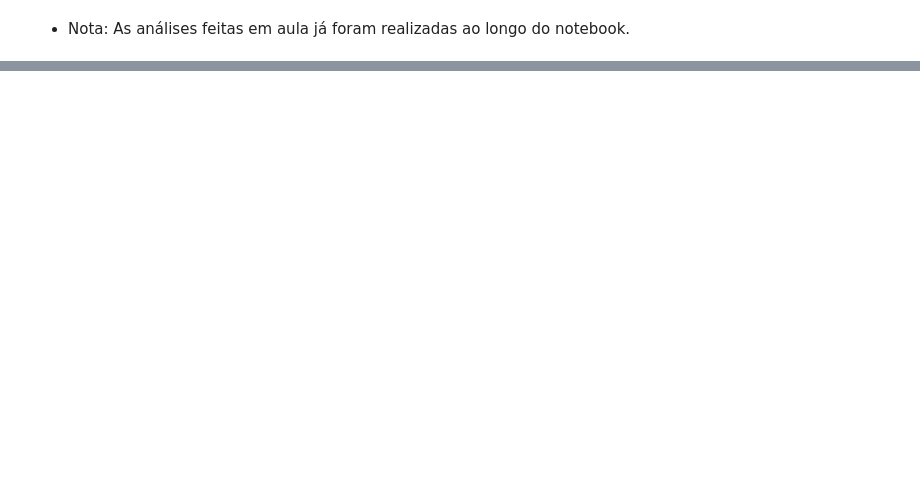
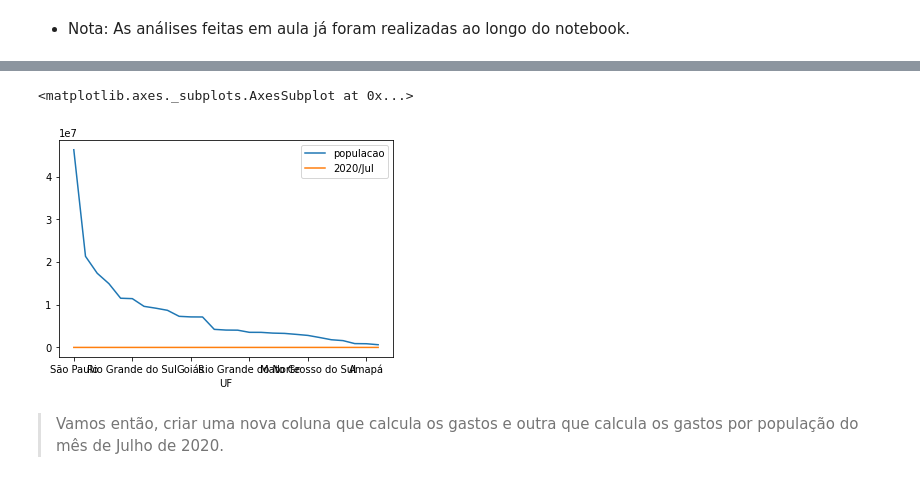
Before and after one commit to MatheusOrange211/Bootcamp-Alura, a Jupyter notebook: Bootcamp_Alura_Data_Science_Hospitalar.ipynb, the cells around one changed output, grey strips where cells are left out. Drawn from its saved outputs; the diff is of its cells as text; code cells hidden in the pictures; blank space fills up the shorter version.

```diff
--- a/Bootcamp_Alura_Data_Science_Hospitalar.ipynb
+++ b/Bootcamp_Alura_Data_Science_Hospitalar.ipynb
@@ -1276,0 +1464,40 @@ plt.show()
+# %%
+teste_gasto = gastos_do_ultimo_mes.copy()
+# %%
+tabela_teste = """
+Posição	Unidade federativa	População	% da pop. total	País comparável
+(habitantes)
+
+1	 São Paulo	46 289 333	21,9%	Flag of Spain.svg Espanha (46 439 864)
+2	 Minas Gerais	21 331 292	10,1%	 Sri Lanka (20 675 000)
+3	 Rio de Janeiro	17 366 189	8,2%	 Países Baixos (16 922 900)
+4	Bahia Bahia	14 930 634	7,1%	 Chade (14 037 000)
+5	 Paraná	11 516 840	5,4%	 Bolívia (11 410 651)
+6	 Rio Grande do Sul	11 422 973	5,4%	 Bélgica (11 250 659)
+7	 Pernambuco	9 616 621	4,5%	 Bielorrússia (9 485 300)
+8	 Ceará	9 187 103	4,3%	 Emirados Árabes Unidos (9 157 000)
+9	Pará Pará	8 690 745	4,1%	 Áustria (8 602 112)
+10	 Santa Catarina	7 279 638	3,4%	 Sérvia (7 114 393)
+12	 Goiás	7 142 070	3,4%	 Paraguai (7 003 406)
+11	 Maranhão	7 127 460	3,4%	 Paraguai (7 003 406)
+13	 Amazonas	4 228 381	2,0%	 Líbano (4 168 000)
+14	 Espírito Santo	4 064 052	1,9%	 Líbano (4 168 000)
+15	 Paraíba	4 039 277	1,9%	 Líbano (4 168 000)
+16	 Rio Grande do Norte	3 534 165	1,7%	 Uruguai (3 415 866)
+17	 Mato Grosso	3 526 220	1,7%	 Uruguai (3 415 866)
+18	 Alagoas	3 351 543	1,6%	 Uruguai (3 415 866)
+19	 Piauí	3 281 480	1,6%	 Kuwait (3 268 431)
+20	 Distrito Federal	3 055 149	1,4%	 Lituânia (2 900 787)
+21	 Mato Grosso do Sul	2 809 394	1,3%	 Jamaica (2 717 991)
+22	 Sergipe	2 318 822	1,1%	 Namíbia (2 280 700)
+23	 Rondônia	1 796 460	0,8%	 Gabão (1 725 000)
+24	 Tocantins	1 590 248	0,7%	 Bahrein (1 359 800)
+25	 Acre	894 470	0,4%	 Fiji (859 178)
+26	 Amapá	861 773	0,4%	 Fiji (859 178)
+27	 Roraima	631 181	0,3%	 Luxemburgo (562 958)
+Por região"""
+# %%
+gastos_populacao = pd.DataFrame()
+
+gastos_populacao = limp_df(tabela_teste,teste_gasto)
+gastos_populacao[1]
@@ -1276,0 +1523,2 @@ plt.show()
+# %%
+gastos_populacao_recente = gastos_populacao[1]
@@ -1276,0 +1532,7 @@ plt.show()
+# %%
+gastos_populacao_recente.plot() # Um exemplo do que não fazer jamais
+# %% [output]
+<matplotlib.axes._subplots.AxesSubplot at 0x...>
+[figure, added]
+# %% [markdown]
+>Vamos então, criar uma nova coluna que calcula os gastos e outra que calcula os gastos por população do mês de Julho de 2020.
```
Also changed, not shown: parts of 94 cells of this notebook.
